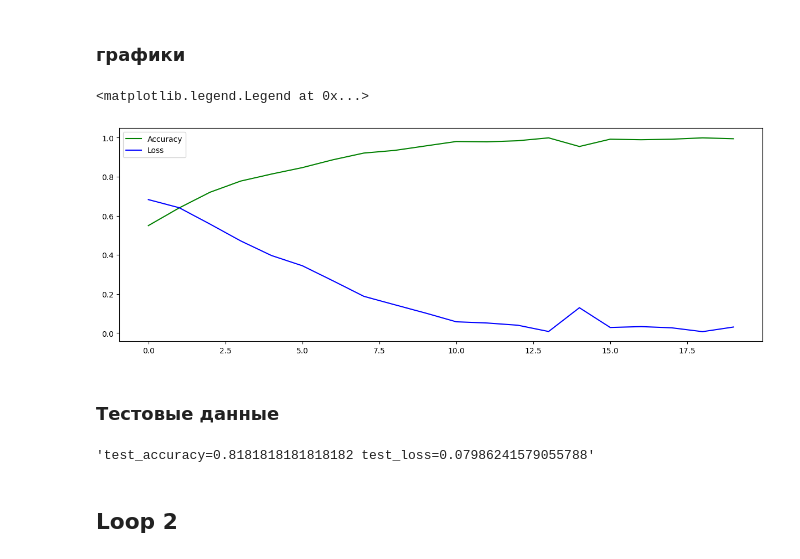
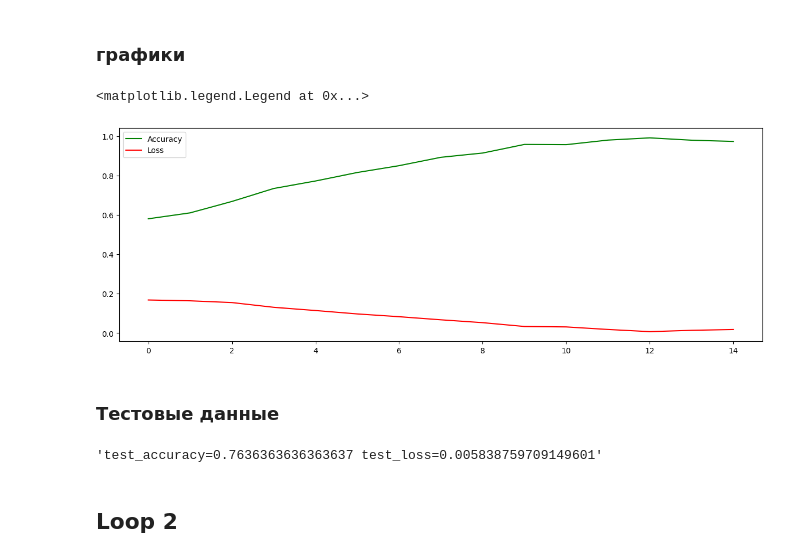
Before and after one commit to Matosik/neural_network, a Jupyter notebook: mian3.ipynb, the cells around one changed output. Cells and saved outputs as stored; diff of their text form; code cells hidden in the pictures.

```diff
--- a/mian3.ipynb
+++ b/mian3.ipynb
@@ -141,8 +135,8 @@ val_dataloader = DataLoader(val_dataset, batch_size=4, shuffle=False)
 ## loop 1
 # %%
 optimizer = optim.Adam(params=model.parameters(), lr=0.001)
-criterion = nn.BCaset
-epochs = 20
+criterion = nn.BCELoss()
+epochs = 15
 accuracy_values = []
 loss_values = []
 accuracy_val_values = []
@@ -164,8 +158,7 @@ for epoch in range(epochs):
         optimizer.zero_grad()
         loss.backward()
         optimizer.step()
-        acc = np.array(([1 if (1 if output[j][0].detach() >= 0.5 else 0) == int(
-            label[j]) else 0 for j in range(label.shape[0])])).mean()
+        acc = np.array(([1 if (1 if output[j][0].detach() >= 0.5 else 0) == int(label[j]) else 0 for j in range(4)])).sum() # 4
         epoch_accuracy += acc / len(train_dataset)
         epoch_loss += loss / len(train_dataset)
 
@@ -181,14 +174,16 @@ for epoch in range(epochs):
 
         output = model(data)
         loss_val = criterion(output, label.unsqueeze(dim=1).to(torch.float))
-        acc_val = np.array(([1 if (1 if output[j][0].detach() >= 0.5 else 0) == int(
-            label[j]) else 0 for j in range(label.shape[0])])).mean()
-        epoch_val_accuracy += acc_val / len(val_dataset)
-        epoch_val_loss += loss_val / len(val_dataset)
+        acc = np.array(([1 if (1 if output[j][0].detach() >= 0.5 else 0) == int(label[j]) else 0 for j in range(4)])).sum()
+
+        epoch_val_accuracy += acc / len(val_dataset)
+        epoch_val_loss += loss / len(val_dataset)
 
     accuracy_val_values.append(epoch_val_accuracy)
     loss_val_values.append(epoch_val_loss)
 
+
+
     print('Epoch : {}, val accuracy : {}, val loss : {}'.format(
         epoch + 1, epoch_val_accuracy, epoch_val_loss))
 # %% [output]
@@ -214,12 +209,12 @@ Epoch : 20, val accuracy : 0.7954545454545454, val loss : 1.1590214967727661
 # %%
 plt.figure(1, figsize=(15, 5))
 plt.plot(range(len(accuracy_values)), accuracy_values, color="green")
 plt.plot(range(len(accuracy_values)), [
-        float(value.detach()) for value in loss_values], color="blue")
+        float(value.detach()) for value in loss_values], color="red")
 plt.legend(["Accuracy", "Loss"])
 # %% [output]
 <matplotlib.legend.Legend at 0x...>
-[figure, old version]
+[figure, new version]
 # %% [markdown]
 ### Тестовые данные
 # %%
@@ -234,11 +229,11 @@ for data, label in test_dataloader:
 
     output = model(data)
 
-    acc = np.array(([1 if (1 if output[j][0].detach() >= 0.5 else 0) == int(label[j]) else 0 for j in range(4)])).mean()
-    test_accuracy += acc / len(test_dataloader)
-    test_loss += float(loss.detach()) / len(test_dataloader)
+    acc = np.array(([1 if (1 if output[j][0].detach() >= 0.5 else 0) == int(label[j]) else 0 for j in range(4)])).sum()
+    test_accuracy += acc / len(test_dataset)
+    test_loss += float(loss.detach()) / len(test_dataset)
 f"test_accuracy={ test_accuracy} test_loss={test_loss}"
 # %% [output]
-'test_accuracy=0.8181818181818182 test_loss=0.07986241579055788'
+'test_accuracy=0.7636363636363637 test_loss=0.005838759709149601'
 # %% [markdown]
 ## Loop 2
```
Also changed, not shown: parts of 14 cells of this notebook.
